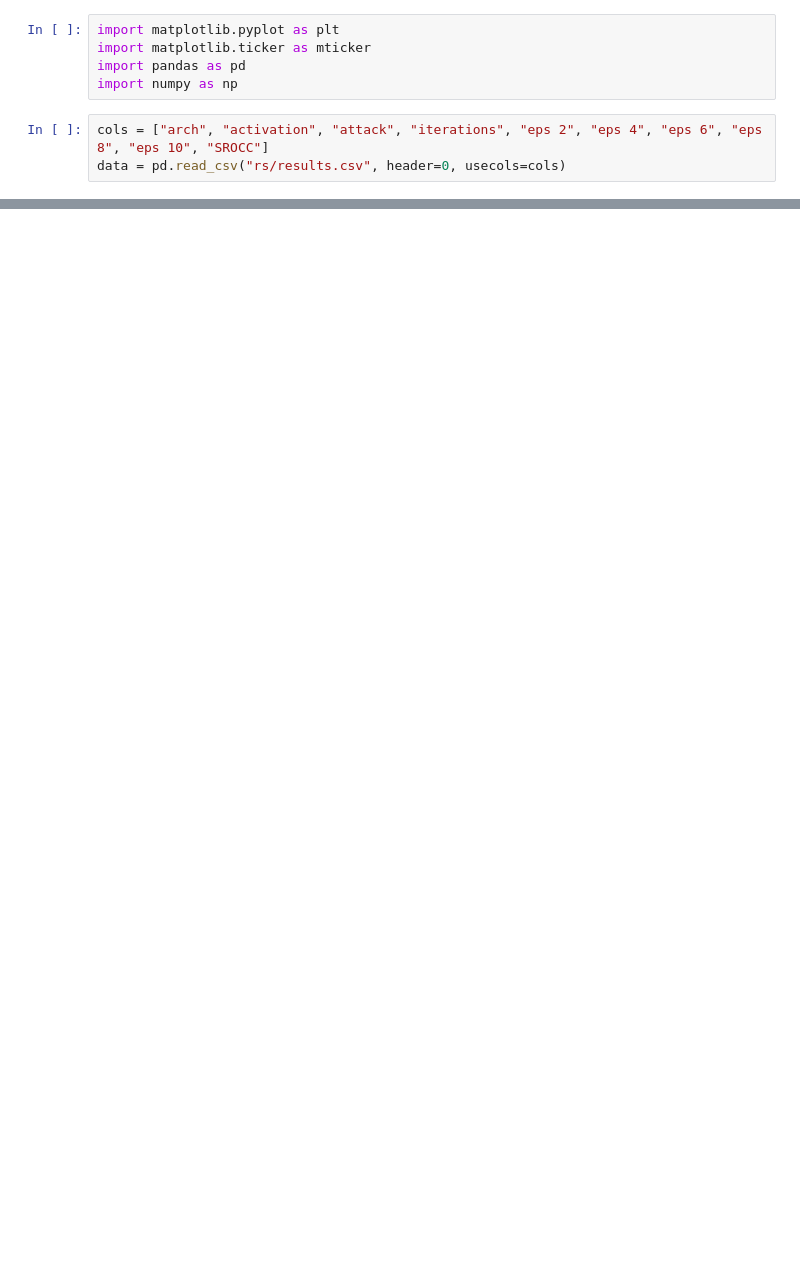
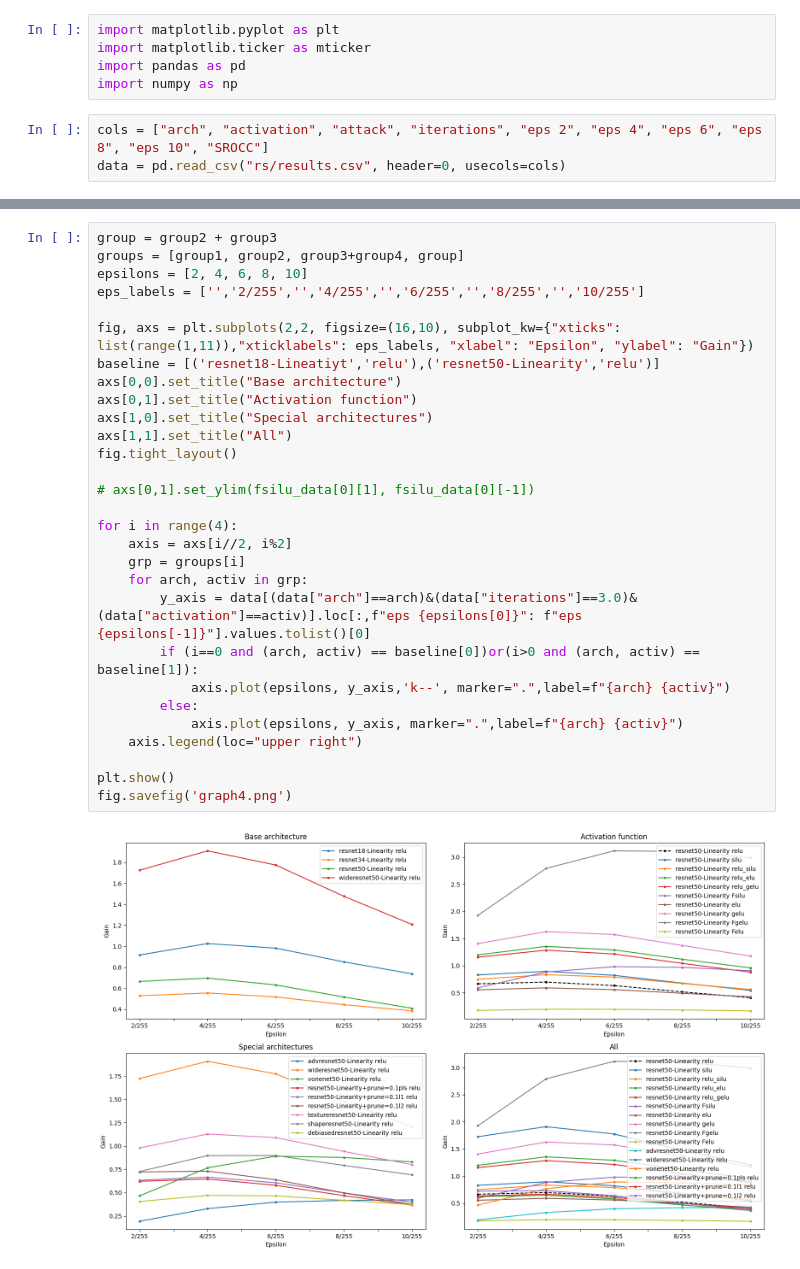
Before and after one commit to abhhfcgjk/VG_Architectural_Adversarial_Robustness, a Jupyter notebook: graphs.ipynb, the cells around one changed output, grey strips where cells are left out. Cells and saved outputs as stored; diff of their text form; blank space fills up the shorter version.

```diff
--- a/graphs.ipynb
+++ b/graphs.ipynb
@@ -87,2 +87,33 @@ df.sort_values('result').style.hide()
 | resnet50-Linearity | gelu | 0.91 | 2.69 |
 | resnet50-Linearity | Fgelu | 0.83 | 6.60 |
+# %%
+group = group2 + group3
+groups = [group1, group2, group3+group4, group]
+epsilons = [2, 4, 6, 8, 10]
+eps_labels = ['','2/255','','4/255','','6/255','','8/255','','10/255']
+
+fig, axs = plt.subplots(2,2, figsize=(16,10), subplot_kw={"xticks": list(range(1,11)),"xticklabels": eps_labels, "xlabel": "Epsilon", "ylabel": "Gain"})
+baseline = [('resnet18-Lineatiyt','relu'),('resnet50-Linearity','relu')]
+axs[0,0].set_title("Base architecture")
+axs[0,1].set_title("Activation function")
+axs[1,0].set_title("Special architectures")
+axs[1,1].set_title("All")
+fig.tight_layout()
+
+# axs[0,1].set_ylim(fsilu_data[0][1], fsilu_data[0][-1])
+
+for i in range(4):
+    axis = axs[i//2, i%2]
+    grp = groups[i]
+    for arch, activ in grp:
+        y_axis = data[(data["arch"]==arch)&(data["iterations"]==3.0)&(data["activation"]==activ)].loc[:,f"eps {epsilons[0]}": f"eps {epsilons[-1]}"].values.tolist()[0]
+        if (i==0 and (arch, activ) == baseline[0])or(i>0 and (arch, activ) == baseline[1]):
+            axis.plot(epsilons, y_axis,'k--', marker=".",label=f"{arch} {activ}")
+        else:
+            axis.plot(epsilons, y_axis, marker=".",label=f"{arch} {activ}")
+    axis.legend(loc="upper right")
+
+plt.show()
+fig.savefig('graph4.png')
+# %% [output]
+[figure, added]
```
Also changed, not shown: parts of 19 cells of this notebook, 1 other file.
